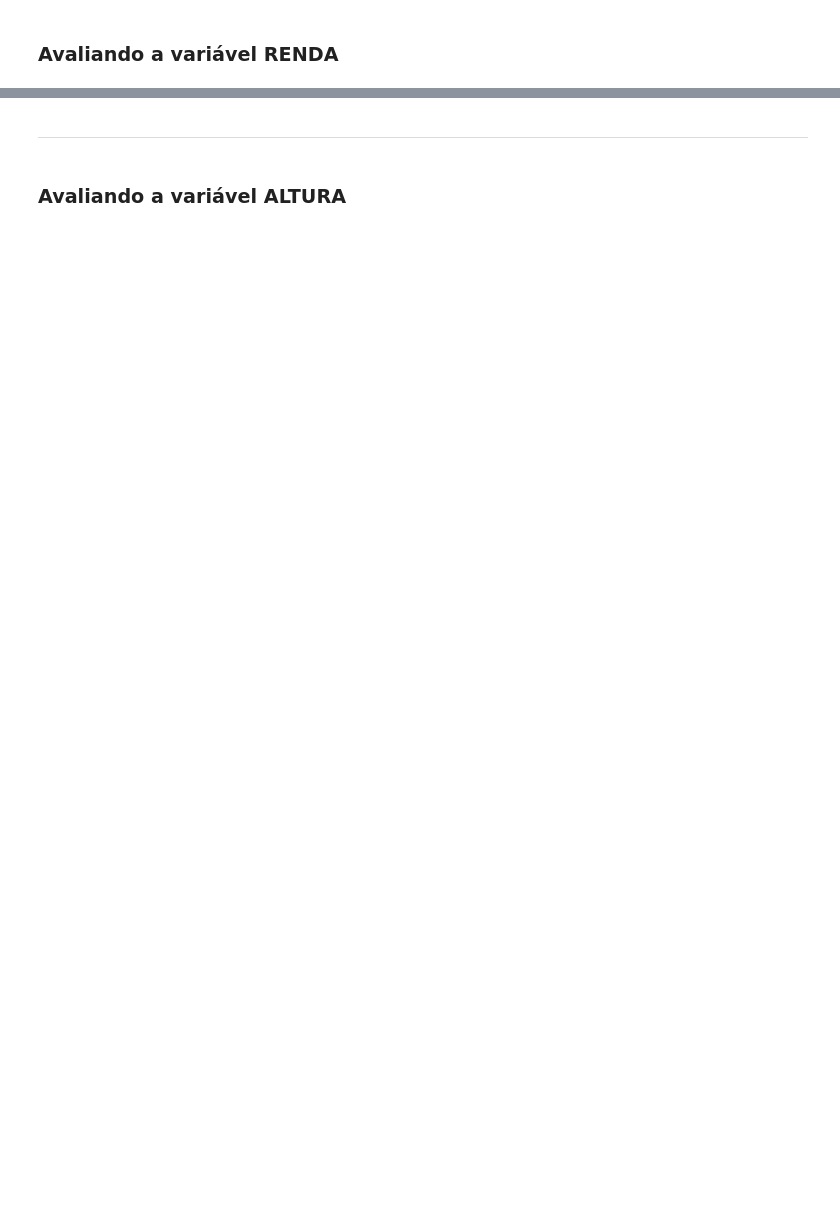
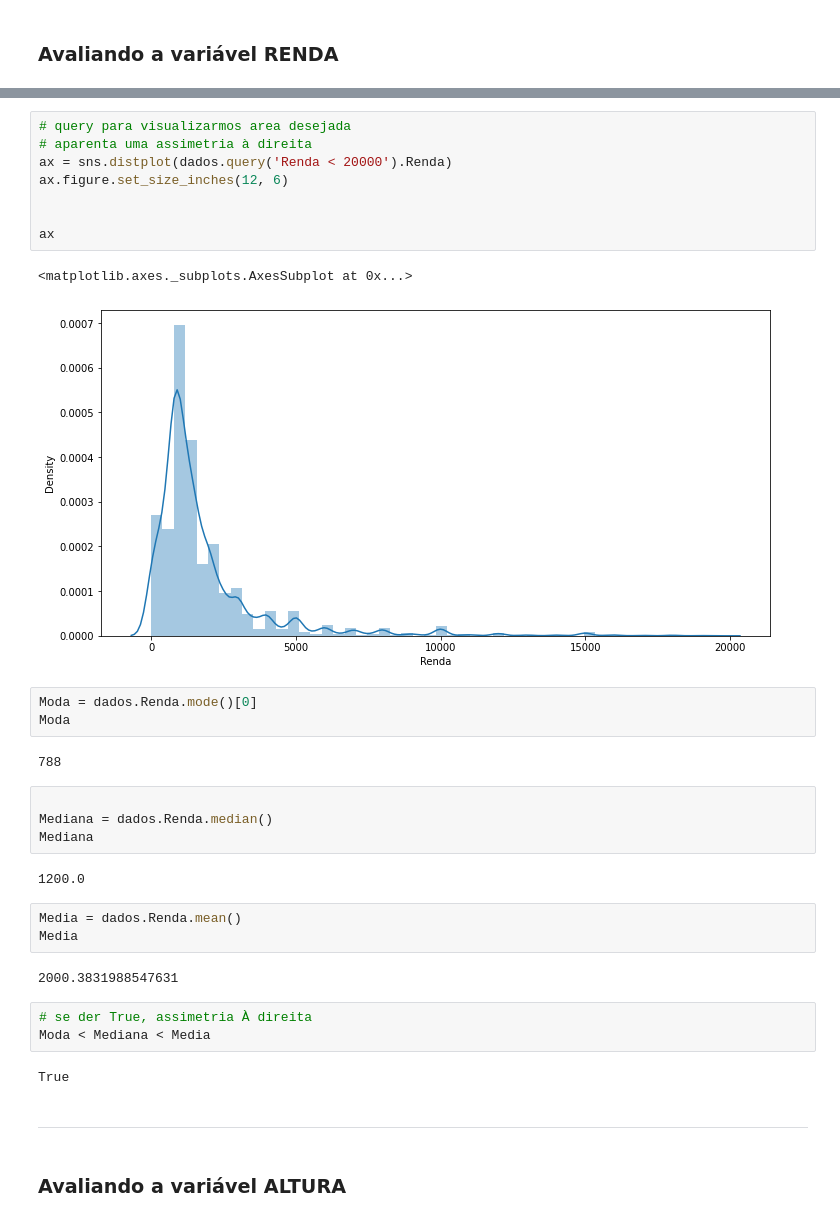
Before and after one commit to jordanfalcao/data-analytics, a Jupyter notebook: Estatísticas com Python/Curso_de_Estatística_Parte_1.ipynb, the cells around one changed output, grey strips where cells are left out. Saved outputs shown, nothing was run; the diff lists cells and outputs as text; blank space fills up the shorter version.

```diff
--- a/Estatísticas com Python/Curso_de_Estatística_Parte_1.ipynb
+++ b/Estatísticas com Python/Curso_de_Estatística_Parte_1.ipynb
@@ -651,3 +877,35 @@ Pode-se definir a moda como sendo o valor mais frequente de um conjunto de dados
+# %%
+# query para visualizarmos area desejada
+# aparenta uma assimetria à direita
+ax = sns.distplot(dados.query('Renda < 20000').Renda)
+ax.figure.set_size_inches(12, 6)
+
+
+ax
+# %% [output]
+<matplotlib.axes._subplots.AxesSubplot at 0x...>
+[figure, added]
+# %%
+Moda = dados.Renda.mode()[0]
+Moda
+# %% [output]
+788
+# %%
+
+Mediana = dados.Renda.median()
+Mediana
+# %% [output]
+1200.0
+# %%
+Media = dados.Renda.mean()
+Media
+# %% [output]
+2000.3831988547631
+# %%
+# se der True, assimetria À direita
+Moda < Mediana < Media
+# %% [output]
+True
 # %% [markdown]
 ***
 # %% [markdown]
```
Also changed, not shown: parts of 49 cells of this notebook, 1 other file.
